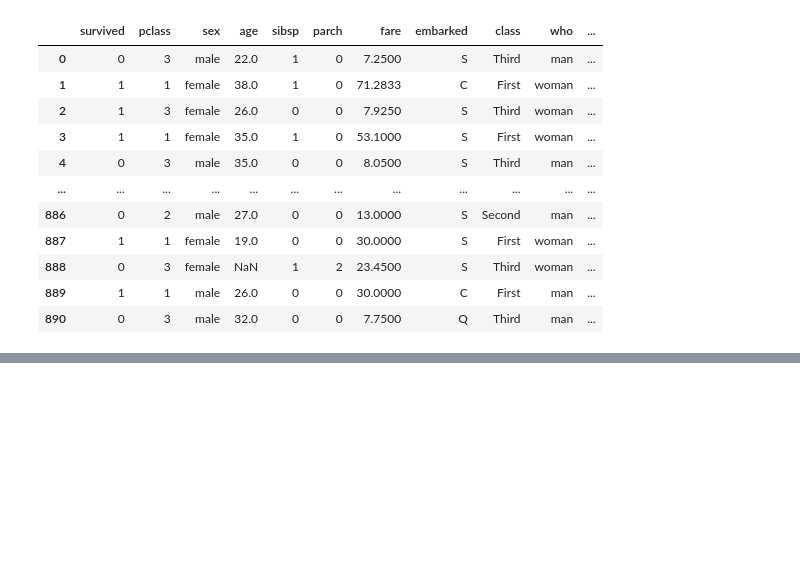
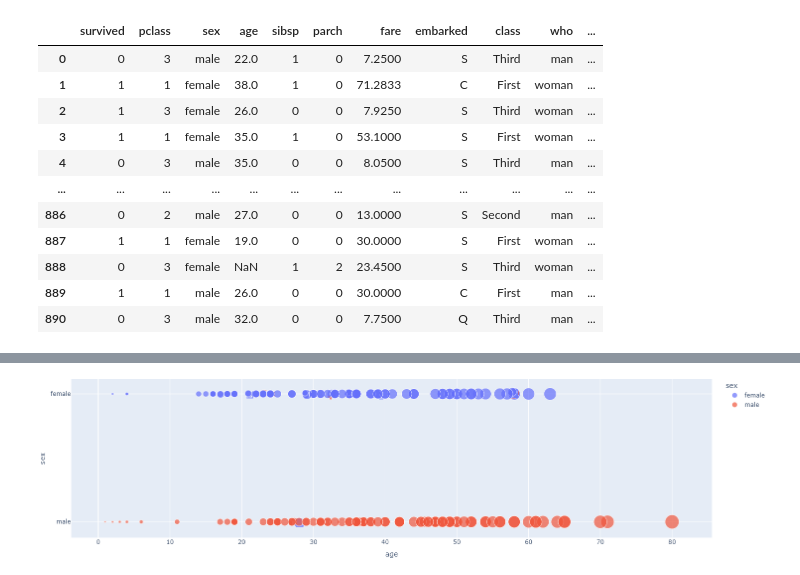
Before and after one commit to RHartley09/PlotlyDash, a Jupyter notebook: FirstDash.ipynb, the cells around one changed output, grey strips where cells are left out. Drawn from its saved outputs; the diff is of its cells as text; code cells hidden in the pictures; blank space fills up the shorter version.

Commit message:
Added plots

```diff
--- a/FirstDash.ipynb
+++ b/FirstDash.ipynb
@@ -60,3 +59,7 @@ See Full Dataframe in Mito
 | 888 | 0 | 3 | female | NaN | 1 | 2 | 23.4500 | S | Third | woman | ... |
 | 889 | 1 | 1 | male | 26.0 | 0 | 0 | 30.0000 | C | First | man | ... |
 | 890 | 0 | 3 | male | 32.0 | 0 | 0 | 7.7500 | Q | Third | man | ... |
+# %%
+# Dropping Nan values in the DataFrame
+df = df.dropna()
+df
@@ -62,0 +83,7 @@ See Full Dataframe in Mito
+# %%
+# First figure shows the genders and ages of passengers
+fig1 = px.scatter(df, x="age", y="sex", color="sex", size="age")
+fig1.update_layout(margin=dict(l=0, r=0, b=0, t=0))
+fig1.show()
+# %% [output]
+[figure, added]
```
Also changed, not shown: parts of 10 cells of this notebook, 1 other file.
